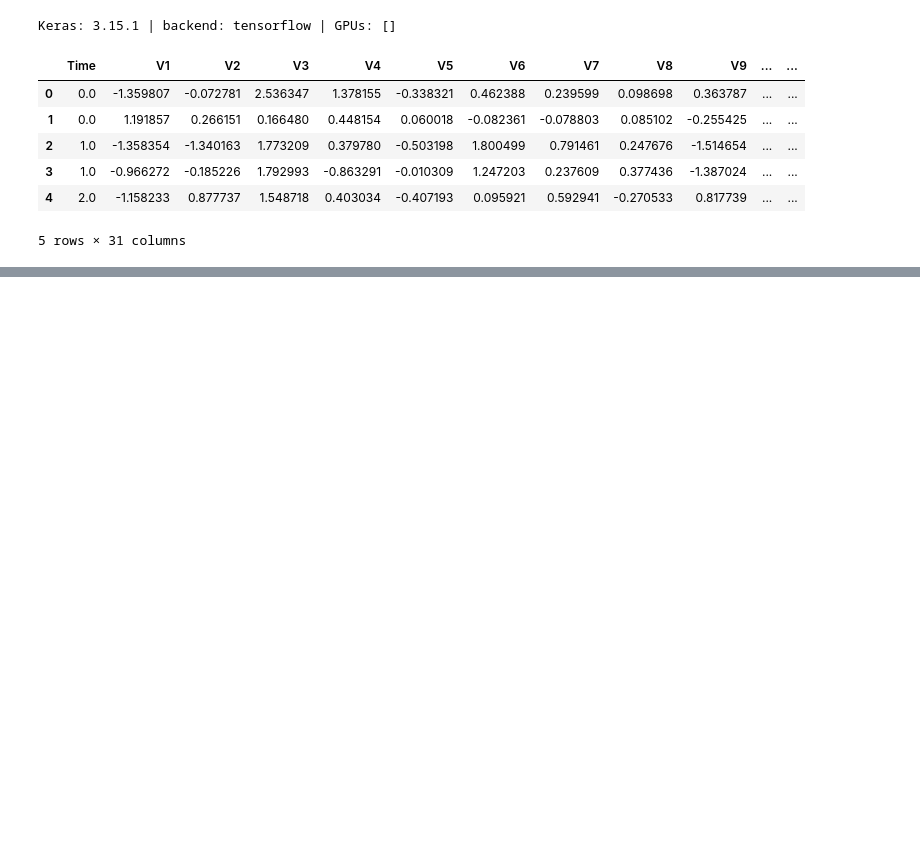
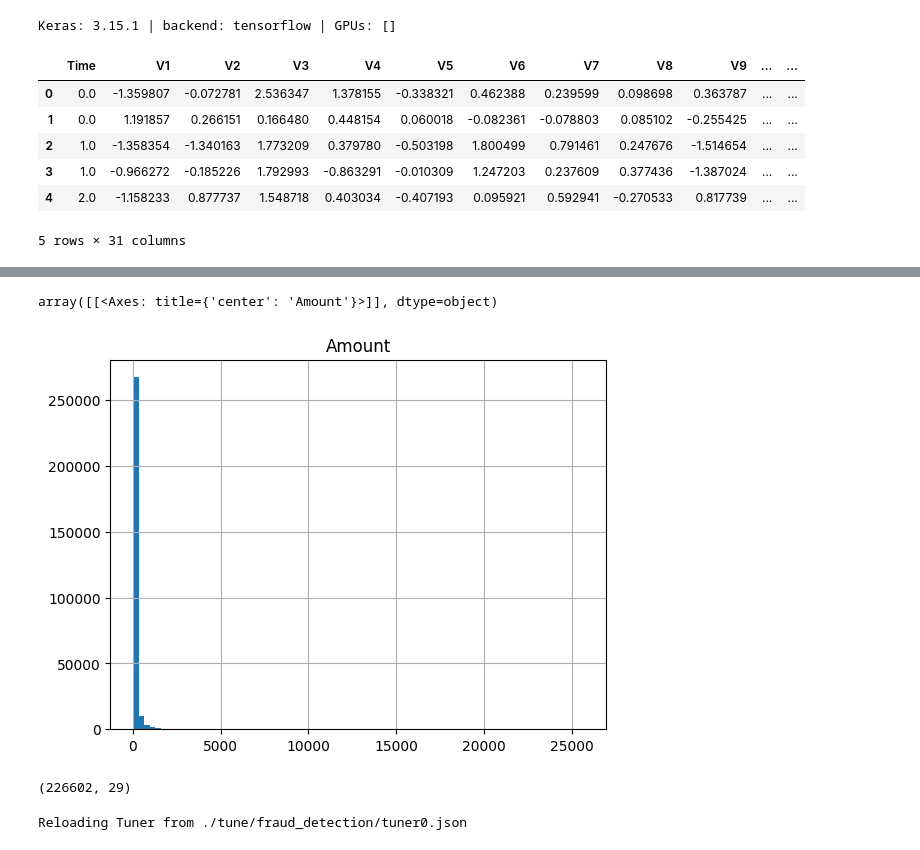
Before and after one commit to jmanuelc87/bourbaki-track-ciencia-datos, a Jupyter notebook: 03-deep-learning/notebooks/reto-05-fraud-detection.ipynb, the cells around one changed output, grey strips where cells are left out. Saved outputs shown, nothing was run; the diff lists cells and outputs as text; code cells hidden in the pictures; blank space fills up the shorter version.

```diff
--- a/03-deep-learning/notebooks/reto-05-fraud-detection.ipynb
+++ b/03-deep-learning/notebooks/reto-05-fraud-detection.ipynb
@@ -119 +129,3 @@ fraud_df.head()
+# %%
+fraud_df = fraud_df.drop_duplicates()
 # %%
@@ -127,6 +137,8 @@ fraud_df[cols].boxplot(column=cols, ax=ax)
 # %%
 # Create a histogram plot on the Amount column
-cols = ["Amount"]
-fraud_df[cols].hist(column=cols, bins=80)
+fraud_df[["Amount"]].hist(column=["Amount"], bins=80)
+# %% [output]
+array([[<Axes: title={'center': 'Amount'}>]], dtype=object)
+[figure, added]
 # %%
 # Separate the features and target column
@@ -154,3 +165,14 @@ X_train_normal.shape
+# %%
+pipeline.fit(X_train, y_train)
+
+X_train = pipeline.transform(X_train)
+X_test = pipeline.transform(X_test)
+
+X_train_no_fraud = X_train[y_train == 0]
+
+X_train_no_fraud.shape
+# %% [output]
+(226602, 29)
 # %%
 def build_model(hp1, input_dim, act="relu"):
     inputs = keras.Input(shape=(input_dim,), name="inputs")
@@ -256,8 +255,10 @@ tuner = keras_tuner.Hyperband(
     Autoencoder(),
     objective="val_loss",
     max_epochs=EPOCHS,
-    directory="../tune",
+    directory="./tune",
     project_name="fraud_detection",
 )
+# %% [output]
+Reloading Tuner from ./tune/fraud_detection/tuner0.json
 # %%
 tuner.search(
```
Also changed, not shown: parts of 32 cells of this notebook.
